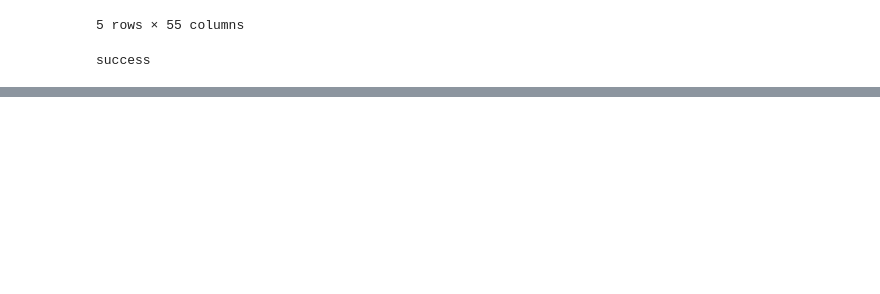
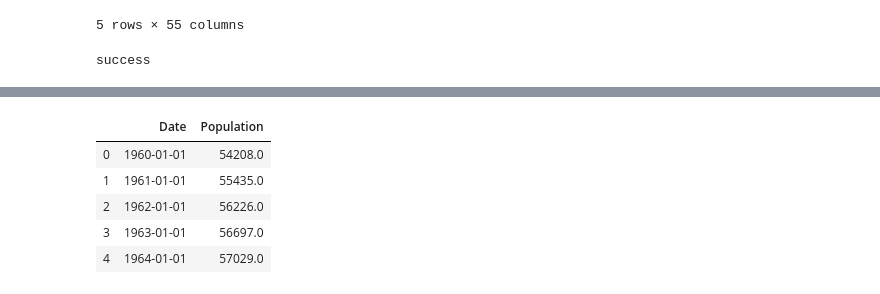
Before and after one commit to ByteOrNibble/BigDataLandscapes, a Jupyter notebook: FinalAssessment.ipynb, the cells around one changed output, grey strips where cells are left out. Cells and saved outputs as stored; diff of their text form; code cells hidden in the pictures; blank space fills up the shorter version.

```diff
--- a/FinalAssessment.ipynb
+++ b/FinalAssessment.ipynb
@@ -105,0 +167,9 @@ KeyError: "['y'] not in index"
+# %%
+df.head()
+# %% [output]
+|  | Date | Population |
+| 0 | 1960-01-01 | 54208.0 |
+| 1 | 1961-01-01 | 55435.0 |
+| 2 | 1962-01-01 | 56226.0 |
+| 3 | 1963-01-01 | 56697.0 |
+| 4 | 1964-01-01 | 57029.0 |
```
Also changed, not shown: parts of 14 cells of this notebook.
